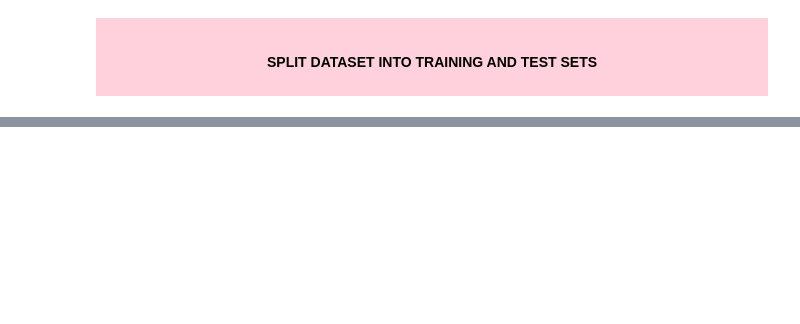
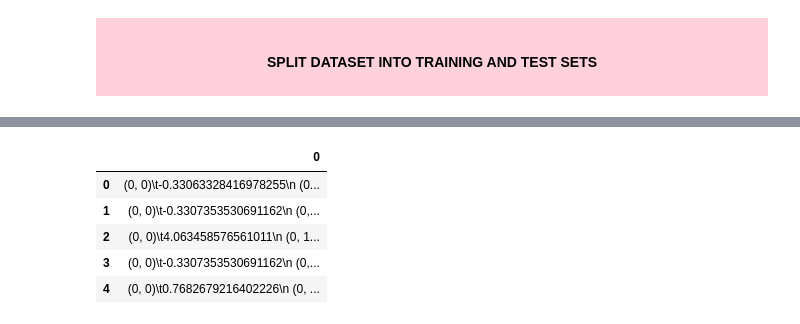
Before and after one commit to SalmaChaaban/COMP247_End_to_End_Project, a Jupyter notebook: GroupProjectv7.ipynb, the cells around one changed output, grey strips where cells are left out. Saved outputs shown, nothing was run; the diff lists cells and outputs as text; code cells hidden in the pictures; blank space fills up the shorter version.

```diff
--- a/GroupProjectv7.ipynb
+++ b/GroupProjectv7.ipynb
@@ -825,0 +928,6 @@ Categorical features: ['ROAD_CLASS', 'DISTRICT', 'LOCCOORD', 'ACCLOC', 'TRAFFCTL
+# %%
+#Fix the testing dataset
+X_test = test_set.copy()
+y_test = test_set['ACCLASS'].copy()
+
+print(X_test.info())
@@ -826 +952,12 @@ Categorical features: ['ROAD_CLASS', 'DISTRICT', 'LOCCOORD', 'ACCLOC', 'TRAFFCTL
+# %%
+X_test_prepared = full_pipeline.fit_transform(X_test)
+# %%
+pd.DataFrame(X_test_prepared).head()
+# %% [output]
+|  | 0 |
+| 0 | (0, 0)\t-0.33063328416978255\n (0... |
+| 1 | (0, 0)\t-0.3307353530691162\n (0,... |
+| 2 | (0, 0)\t4.063458576561011\n (0, 1... |
+| 3 | (0, 0)\t-0.3307353530691162\n (0,... |
+| 4 | (0, 0)\t0.7682679216402226\n (0, ... |
 # %%
```
Also changed, not shown: parts of 21 cells of this notebook.
